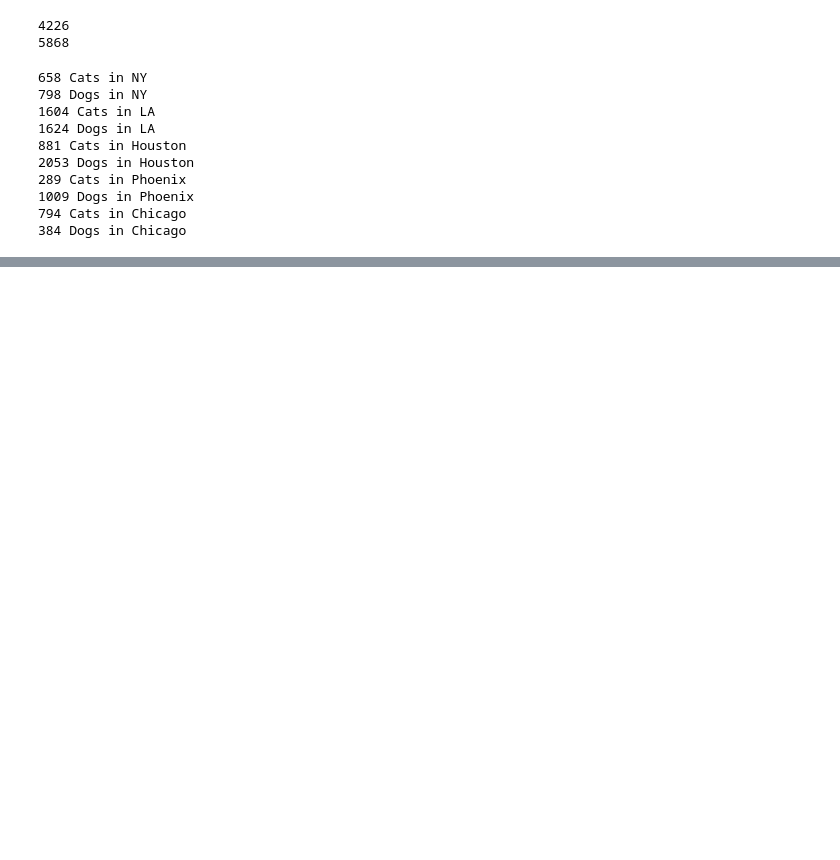
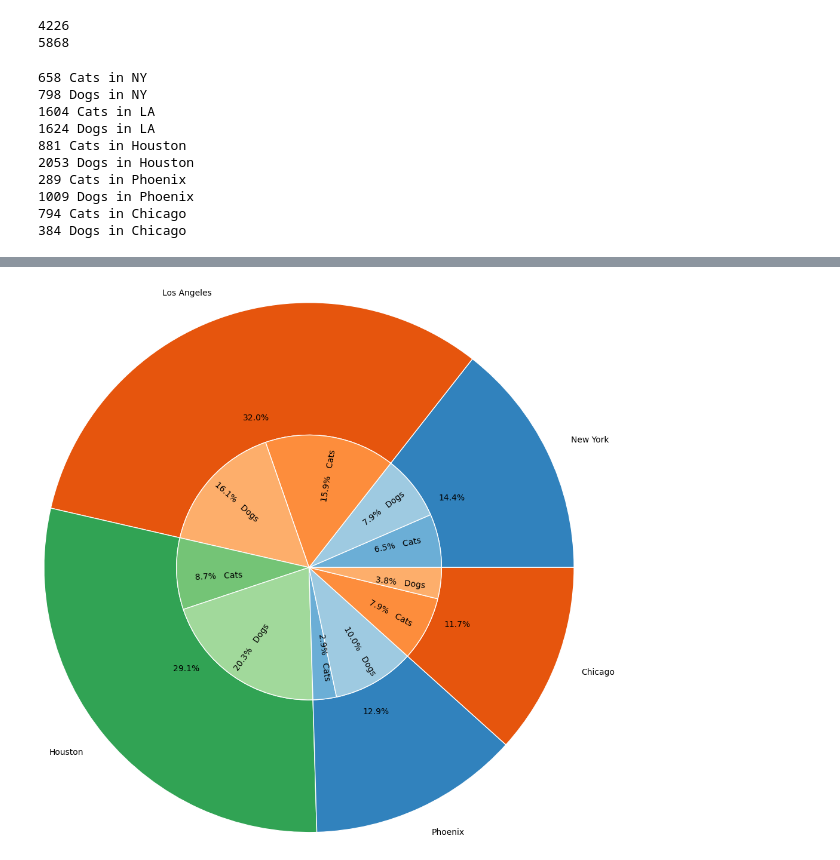
Before and after one commit to tfuenz/STAK_Project_One, a Jupyter notebook: Main_Adoption.ipynb, the cells around one changed output, grey strips where cells are left out. Saved outputs shown, nothing was run; the diff lists cells and outputs as text; code cells hidden in the pictures; blank space fills up the shorter version.

```diff
--- a/Main_Adoption.ipynb
+++ b/Main_Adoption.ipynb
@@ -737,0 +746,35 @@ plt.show()
+# %%
+fig, ax = plt.subplots()
+
+size = 1.5
+vals = np.array([[NYCats,NYDogs],
+                [LACats,LADogs],
+                [HoustonCats, HoustonDogs],
+                [PhoenixCats,PhoenixDogs],
+                [ChicagoCats,ChicagoDogs]])
+
+cmap = plt.colormaps["tab20c"]
+outer_colors = cmap(np.arange(3)*4)
+inner_colors = cmap([1, 2, 5, 6, 9, 10])
+
+labels_inner=[f"{NYCatsPercent}%   Cats", f"{NYDogsPercent}%   Dogs",
+              f"{LACatsPercent}%   Cats", f"{LADogsPercent}%   Dogs",
+              f"{HoustonCatsPercent}%   Cats", f"{HoustonDogsPercent}%   Dogs",
+              f"{PhoenixCatsPercent}%   Cats", f"{PhoenixDogsPercent}%   Dogs",
+              f"{ChicagoCatsPercent}%   Cats", f"{ChicagoDogsPercent}%   Dogs"]
+
+labels_outer=["New York", "Los Angeles", "Houston", "Phoenix", "Chicago"]
+
+ax.pie(vals.sum(axis=1), radius=3, colors=outer_colors,
+       wedgeprops=dict(width=size, edgecolor='w'), autopct="%1.1f%%",
+       labels=labels_outer)
+
+ax.pie(vals.flatten(), radius=3-size, colors=inner_colors,
+       wedgeprops=dict(width=size, edgecolor='w'),
+       labels=labels_inner, labeldistance = 0.5, rotatelabels=True)
+
+ax.set(aspect="equal")
+plt.savefig("Output/DogCatNestedPieChart.", bbox_inches="tight")
+plt.show()
+# %% [output]
+[figure, added]
```
Also changed, not shown: parts of 17 cells of this notebook, 4 other files.
